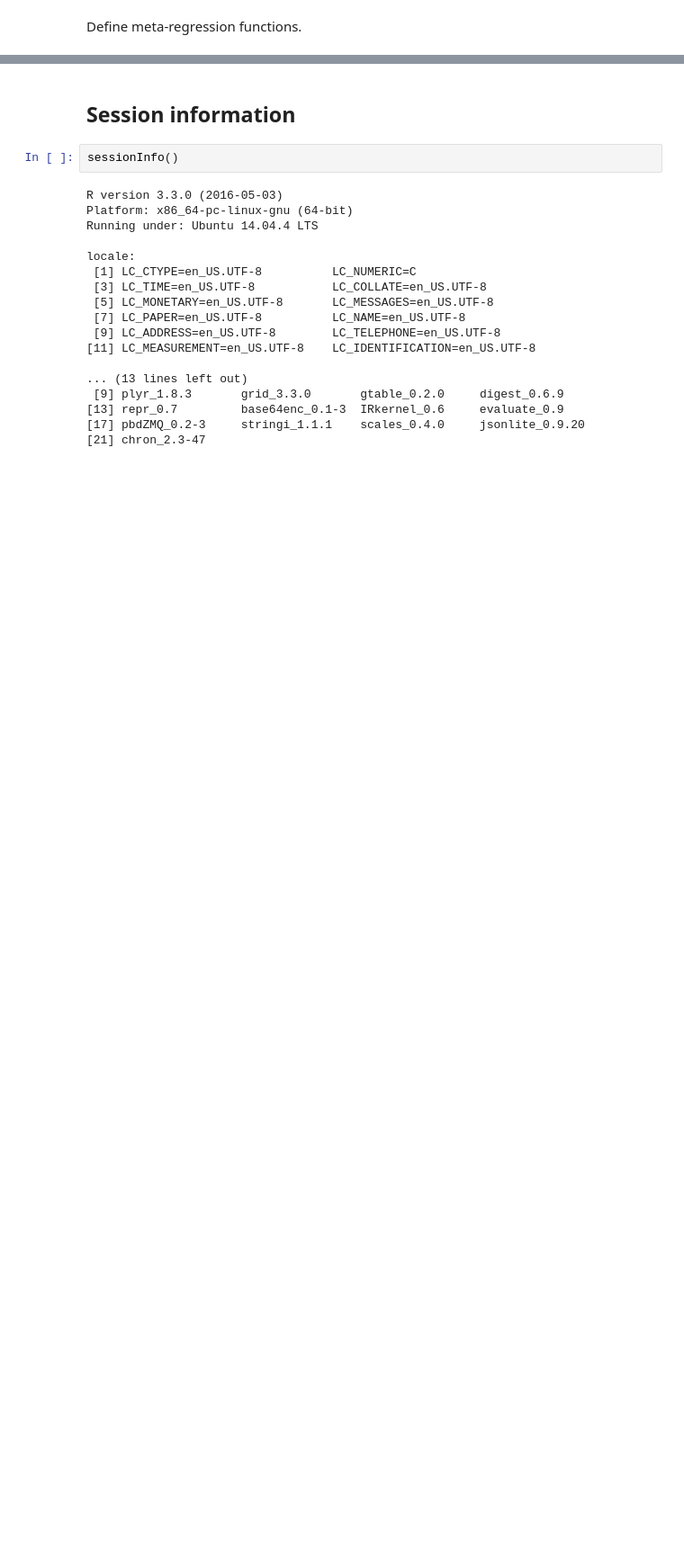
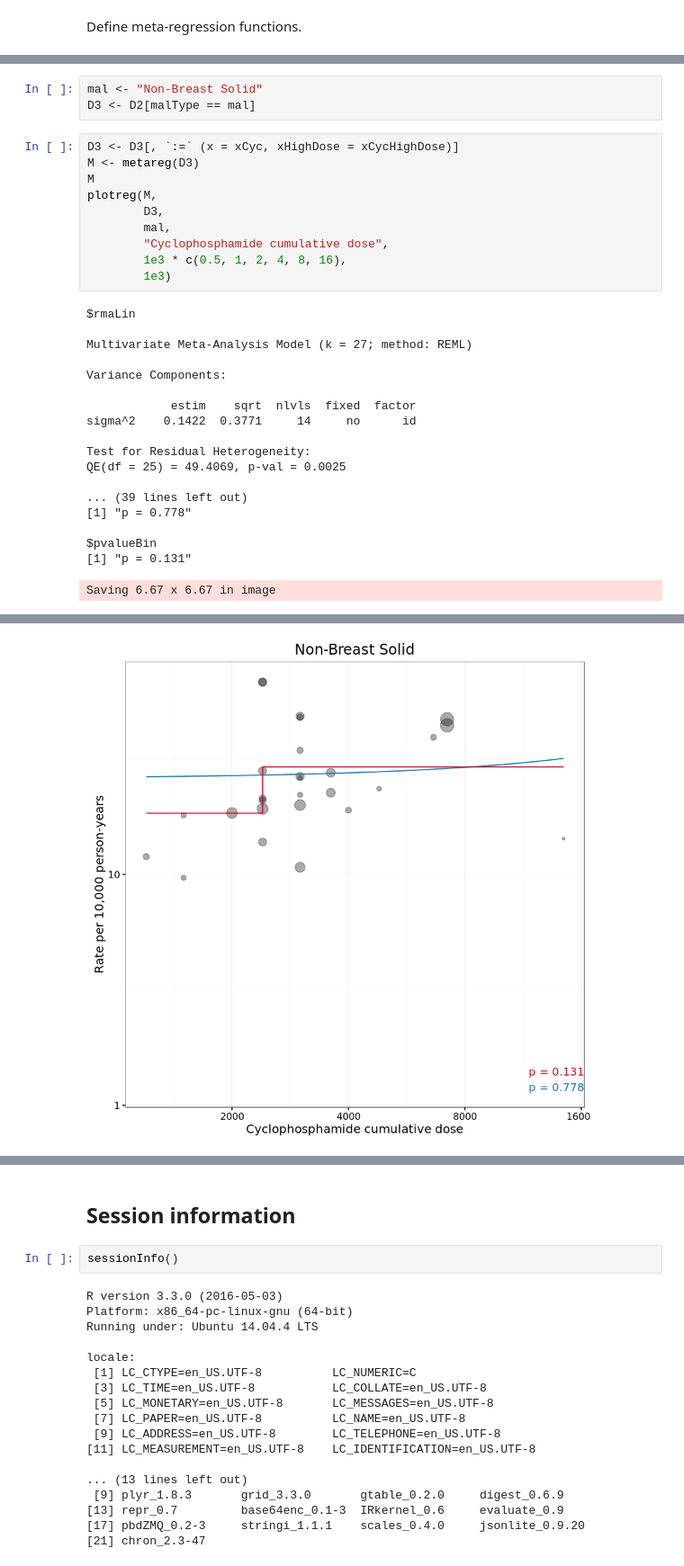
Before and after one commit to benjamin-chan/SecMalAfterBreastCaACT, a Jupyter notebook: metaregSecMal.ipynb, the cells around one changed output, grey strips where cells are left out. Shown: that part at 90% size. Saved outputs shown, nothing was run; the diff lists cells and outputs as text; blank space fills up the shorter version.

```diff
--- a/metaregSecMal.ipynb
+++ b/metaregSecMal.ipynb
@@ -600,0 +644,32 @@ $pvalueBin
+# %%
+mal <- "Non-Breast Solid"
+D3 <- D2[malType == mal]
+# %%
+D3 <- D3[, `:=` (x = xCyc, xHighDose = xCycHighDose)]
+M <- metareg(D3)
+M
+plotreg(M,
+        D3,
+        mal,
+        "Cyclophosphamide cumulative dose",
+        1e3 * c(0.5, 1, 2, 4, 8, 16),
+        1e3)
+# %% [output]
+$rmaLin
+
+Multivariate Meta-Analysis Model (k = 27; method: REML)
+
+Variance Components:
+
+            estim    sqrt  nlvls  fixed  factor
+sigma^2    0.1422  0.3771     14     no      id
+
+Test for Residual Heterogeneity:
+QE(df = 25) = 49.4069, p-val = 0.0025
+
+... (39 lines left out)
+[1] "p = 0.778"
+
+$pvalueBin
+[1] "p = 0.131"
+Saving 6.67 x 6.67 in image
@@ -600,0 +679 @@ $pvalueBin
+[figure, added]
```
Also changed, not shown: parts of 22 cells of this notebook, 10 other files.
